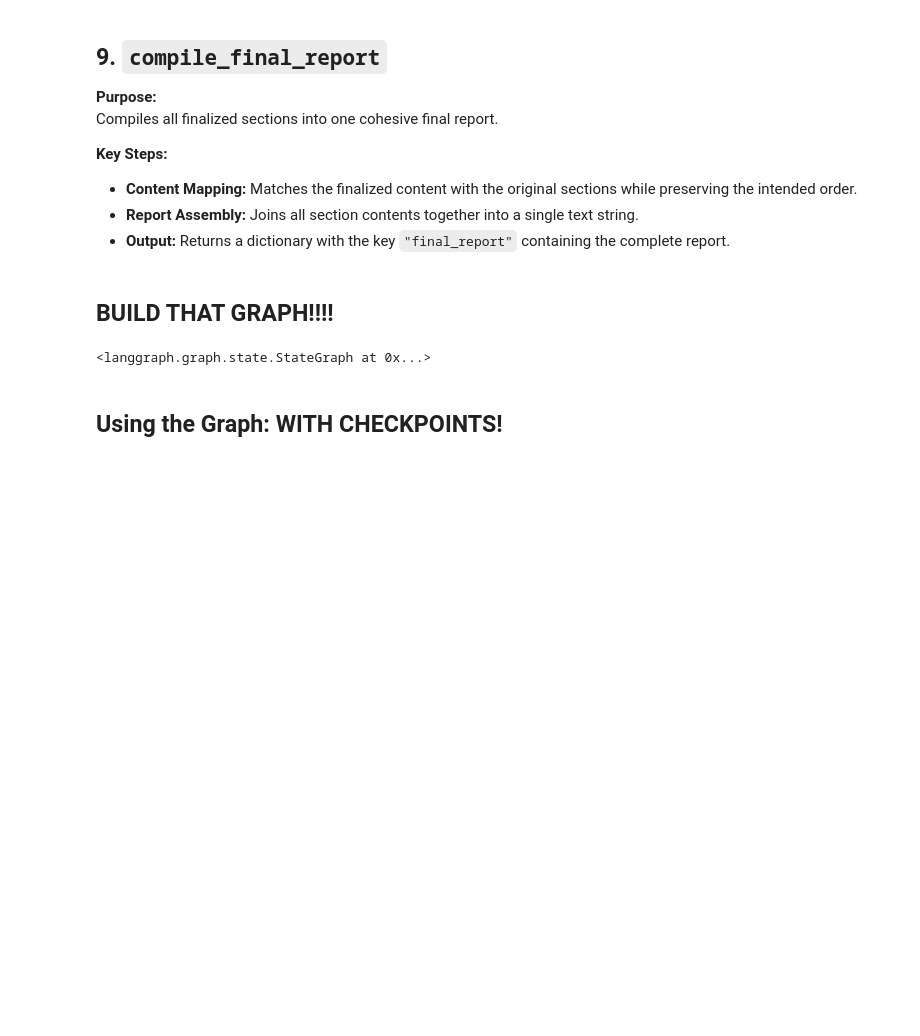
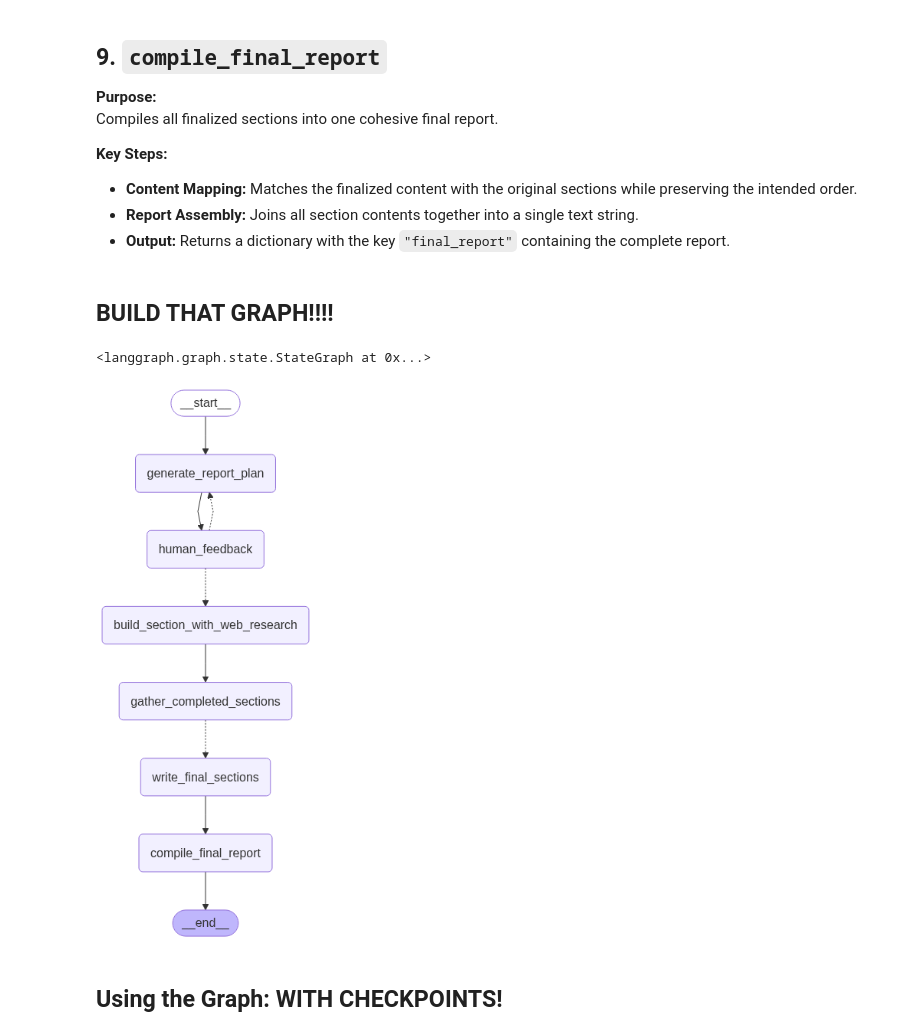
Before and after one commit to b0trob/AIE7, a Jupyter notebook: 10_Open_DeepResearch/open-deep-research.ipynb, the cells around one changed output. Cells and saved outputs as stored; diff of their text form; code cells hidden in the pictures; blank space fills up the shorter version.

```diff
--- a/10_Open_DeepResearch/open-deep-research.ipynb
+++ b/10_Open_DeepResearch/open-deep-research.ipynb
@@ -971,16 +971,16 @@ class Configuration:
     max_search_depth: int = 1 # Maximum number of reflection + search iterations
 
     ### UNCOMMENT BELOW IF YOU RUN INTO RATE LIMIT ISSUES
-    # planner_provider: PlannerProvider = PlannerProvider.OPENAI  # Defaults to OpenAI as provider
-    # planner_model: str = "o3-mini" # Defaults to o3-mini, add "-thinking" to enable thinking mode
-    # writer_provider: WriterProvider = WriterProvider.OPENAI # Defaults to OpenAI as provider
-    # writer_model: str = "o3-mini" # Defaults to o3-mini
+    planner_provider: PlannerProvider = PlannerProvider.OPENAI  # Defaults to OpenAI as provider
+    planner_model: str = "o3-mini" # Defaults to o3-mini, add "-thinking" to enable thinking mode
+    writer_provider: WriterProvider = WriterProvider.OPENAI # Defaults to OpenAI as provider
+    writer_model: str = "o3-mini" # Defaults to o3-mini
 
     ### COMMENT BELOW IF YOU RUN INTO RATE LIMIT ISSUES
-    planner_provider: PlannerProvider = PlannerProvider.ANTHROPIC  # Defaults to Anthropic as provider
-    planner_model: str = "claude-sonnet-4-20250514" # Defaults to claude-3-7-sonnet-latest, add "-thinking" to enable thinking mode
-    writer_provider: WriterProvider = WriterProvider.ANTHROPIC # Defaults to Anthropic as provider
-    writer_model: str = "claude-sonnet-4-20250514" # Defaults to claude-3-5-sonnet-latest
+    # planner_provider: PlannerProvider = PlannerProvider.ANTHROPIC  # Defaults to Anthropic as provider
+    # planner_model: str = "claude-sonnet-4-20250514" # Defaults to claude-3-7-sonnet-latest, add "-thinking" to enable thinking mode
+    # writer_provider: WriterProvider = WriterProvider.ANTHROPIC # Defaults to Anthropic as provider
+    # writer_model: str = "claude-sonnet-4-20250514" # Defaults to claude-3-5-sonnet-latest
 
 
     search_api: SearchAPI = SearchAPI.TAVILY # Default to TAVILY
@@ -1749,6 +1749,11 @@ builder.add_edge("write_final_sections", "compile_final_report")
 builder.add_edge("compile_final_report", END)
 # %% [output]
 <langgraph.graph.state.StateGraph at 0x...>
+# %%
+compiled_research_graph = builder.compile()
+compiled_research_graph
+# %% [output]
+[figure, added]
 # %% [markdown]
 ## Using the Graph: WITH CHECKPOINTS!
 # %%
```
Also changed, not shown: parts of 4 cells of this notebook.
